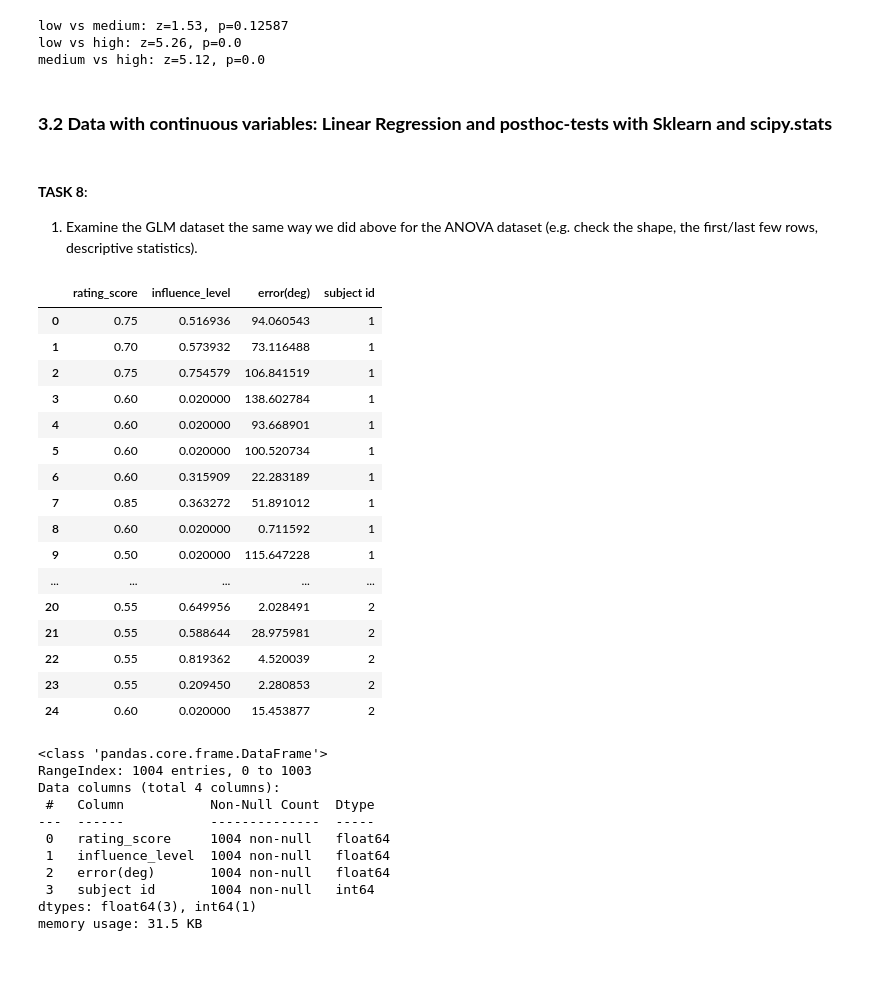
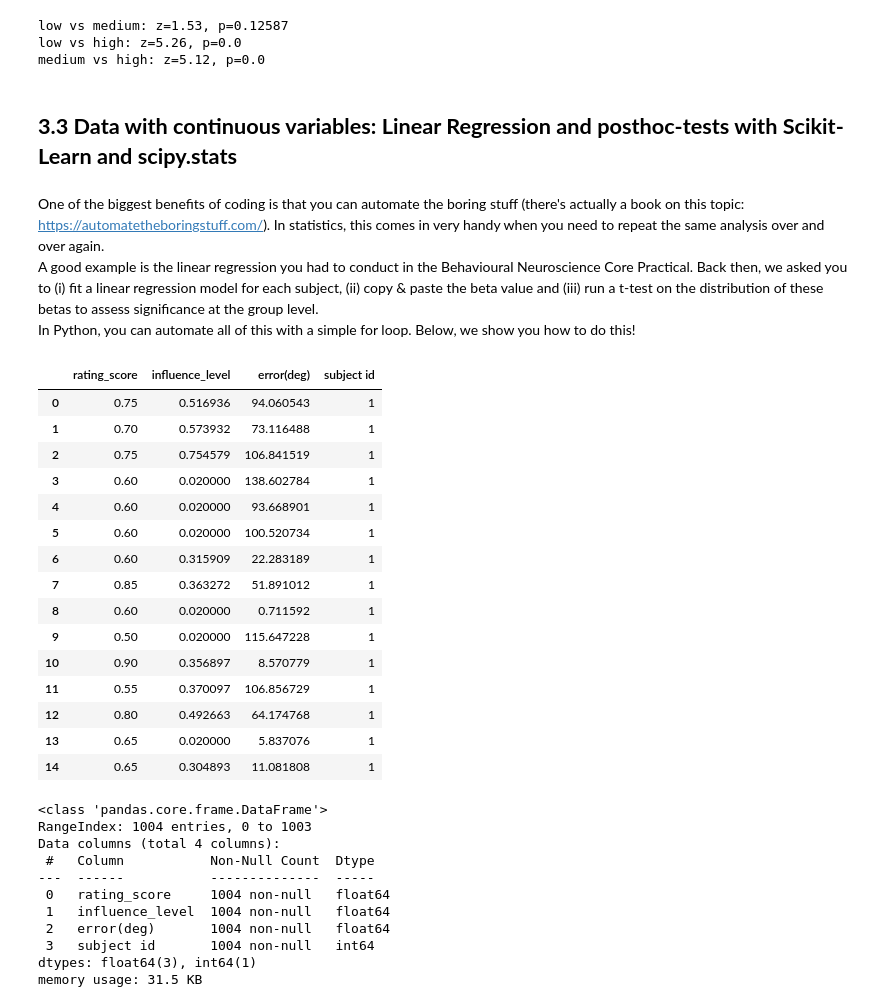
Before and after one commit to TimoFlesch/intro2python, a Jupyter notebook: part3.ipynb, the cells around one changed output. Saved outputs shown, nothing was run; the diff lists cells and outputs as text; code cells hidden in the pictures; blank space fills up the shorter version.

```diff
--- a/part3.ipynb
+++ b/part3.ipynb
@@ -369,11 +382,11 @@ low vs medium: z=1.53, p=0.12587
 low vs high: z=5.26, p=0.0
 medium vs high: z=5.12, p=0.0
 # %% [markdown]
-### **3.2 Data with continuous variables: Linear Regression and posthoc-tests with Sklearn and scipy.stats**
+## **3.3 Data with continuous variables: Linear Regression and posthoc-tests with Scikit-Learn and scipy.stats**
+# %% [markdown]
+One of the biggest benefits of coding is that you can automate the boring stuff (there's actually a book on this topic: https://automatetheboringstuff.com/). In statistics, this comes in very handy when you need to repeat the same analysis over and over again.
+A good example is the linear regression you had to conduct in the Behavioural Neuroscience Core Practical. Back then, we asked you to (i) fit a linear regression model for each subject, (ii) copy & paste the beta value and (iii) run a t-test on the distribution of these betas to assess significance at the group level.
+In Python, you can automate all of this with a simple for loop. Below, we show you how to do this!
 # %%
 # Load the data
 data_forGLM = pd.read_excel('data/data_BN_task1.xlsx', sheet_name = 'GLM')
-# %% [markdown]
-#### **TASK 8**:
-
-1. Examine the GLM dataset the same way we did above for the ANOVA dataset (e.g. check the shape, the first/last few rows, descriptive statistics).
@@ -383,25 +393,23 @@ data_forGLM = pd.read_excel('data/data_BN_task1.xlsx', sheet_name = 'GLM')
 # %%
-# SOLTUTION -----
 # let's have a look at the data format
-data_forGLM.head(25)
+data_forGLM.head(15)
 # %% [output]
 |  | rating_score | influence_level | error(deg) | subject id |
 | 0 | 0.75 | 0.516936 | 94.060543 | 1 |
 | 1 | 0.70 | 0.573932 | 73.116488 | 1 |
 | 2 | 0.75 | 0.754579 | 106.841519 | 1 |
 | 3 | 0.60 | 0.020000 | 138.602784 | 1 |
 | 4 | 0.60 | 0.020000 | 93.668901 | 1 |
 | 5 | 0.60 | 0.020000 | 100.520734 | 1 |
 | 6 | 0.60 | 0.315909 | 22.283189 | 1 |
 | 7 | 0.85 | 0.363272 | 51.891012 | 1 |
 | 8 | 0.60 | 0.020000 | 0.711592 | 1 |
 | 9 | 0.50 | 0.020000 | 115.647228 | 1 |
-| ... | ... | ... | ... | ... |
-| 20 | 0.55 | 0.649956 | 2.028491 | 2 |
-| 21 | 0.55 | 0.588644 | 28.975981 | 2 |
-| 22 | 0.55 | 0.819362 | 4.520039 | 2 |
-| 23 | 0.55 | 0.209450 | 2.280853 | 2 |
-| 24 | 0.60 | 0.020000 | 15.453877 | 2 |
+| 10 | 0.90 | 0.356897 | 8.570779 | 1 |
+| 11 | 0.55 | 0.370097 | 106.856729 | 1 |
+| 12 | 0.80 | 0.492663 | 64.174768 | 1 |
+| 13 | 0.65 | 0.020000 | 5.837076 | 1 |
+| 14 | 0.65 | 0.304893 | 11.081808 | 1 |
 # %%
 # how many entries are there?
 data_forGLM.info()
```
Also changed, not shown: parts of 38 cells of this notebook.
